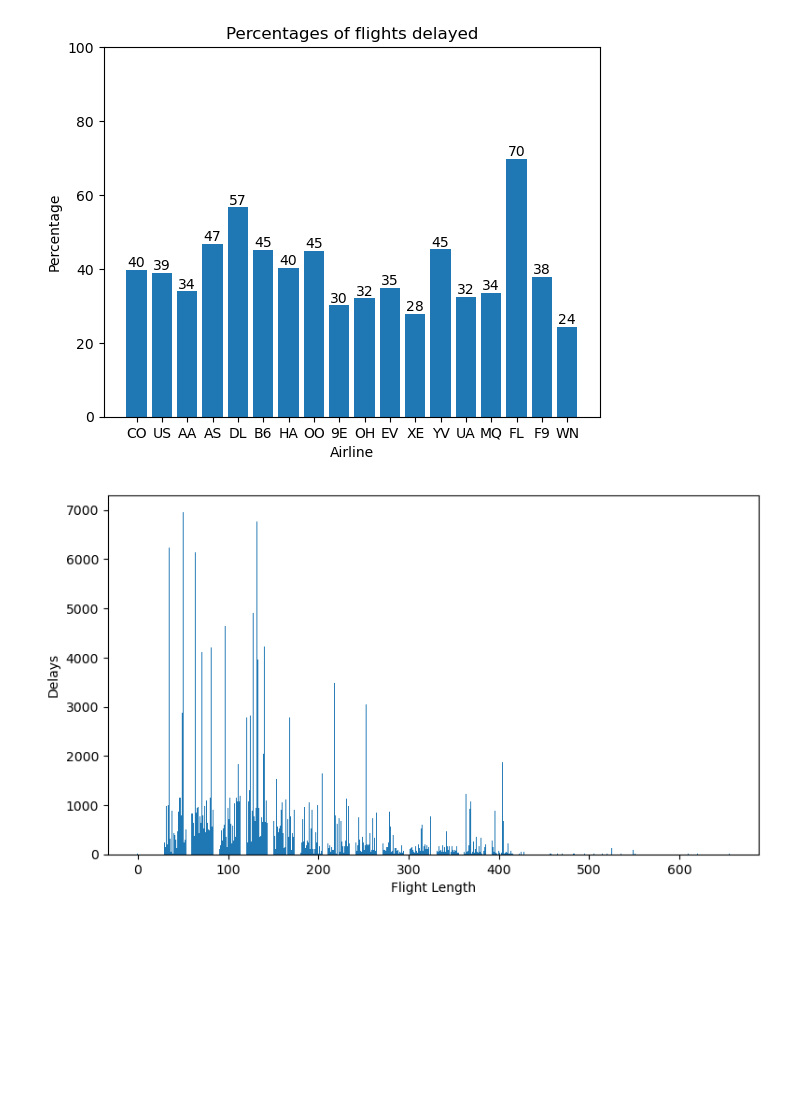
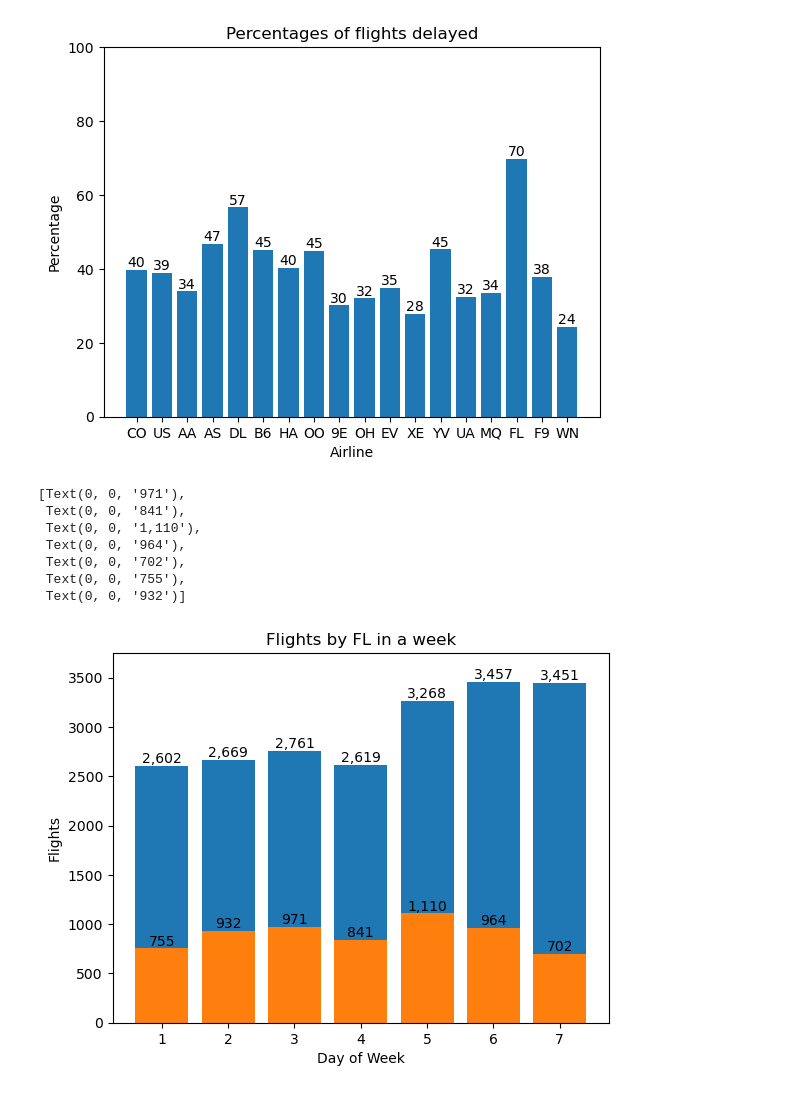
Before and after one commit to ltcolscotty/AirlinesProject, a Jupyter notebook: AirlineAnalysis.ipynb, the cells around one changed output. Saved outputs shown, nothing was run; the diff lists cells and outputs as text; code cells hidden in the pictures; blank space fills up the shorter version.

Commit message:
New charts added

```diff
--- a/AirlineAnalysis.ipynb
+++ b/AirlineAnalysis.ipynb
@@ -87,5 +87,23 @@ ax.bar_label(bar_container, fmt='{:,.0f}')
  Text(0, 0, '24')]
 [figure]
 # %%
+y_result4 = airlines_df[airlines_df['Airline'] == 'FL']
+y_result4A = y_result4.groupby(['DayOfWeek'])['Delay'].count()
+y_result4B = y_result4.groupby(['DayOfWeek'])['Delay'].sum()
+y_result4C = y_result4B.div(y_result4A).multiply(100)
+
+fig, ax = plt.subplots()
+bar_container1 = ax.bar(x_val, y_result4A)
+bar_container2 = ax.bar(x_val, y_result4B)
+ax.set(ylabel='Flights', xlabel='Day of Week' , title='Flights by FL in a week', ylim=(0, 3750))
+ax.bar_label(bar_container1, fmt='{:,.0f}')
+ax.bar_label(bar_container2, fmt='{:,.0f}')
 # %% [output]
+[Text(0, 0, '971'),
+ Text(0, 0, '841'),
+ Text(0, 0, '1,110'),
+ Text(0, 0, '964'),
+ Text(0, 0, '702'),
+ Text(0, 0, '755'),
+ Text(0, 0, '932')]
-[figure, old version]
+[figure, new version]
```
Also changed, not shown: parts of 7 cells of this notebook.
